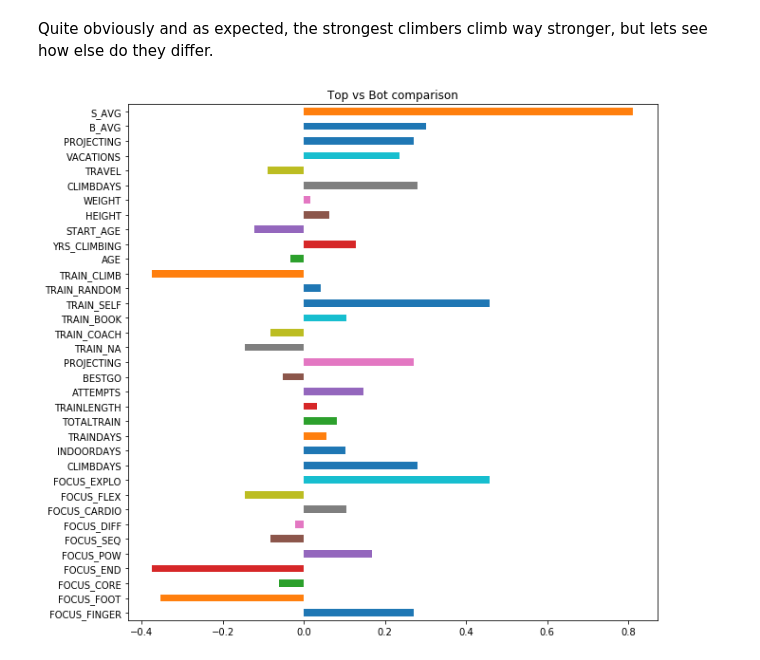
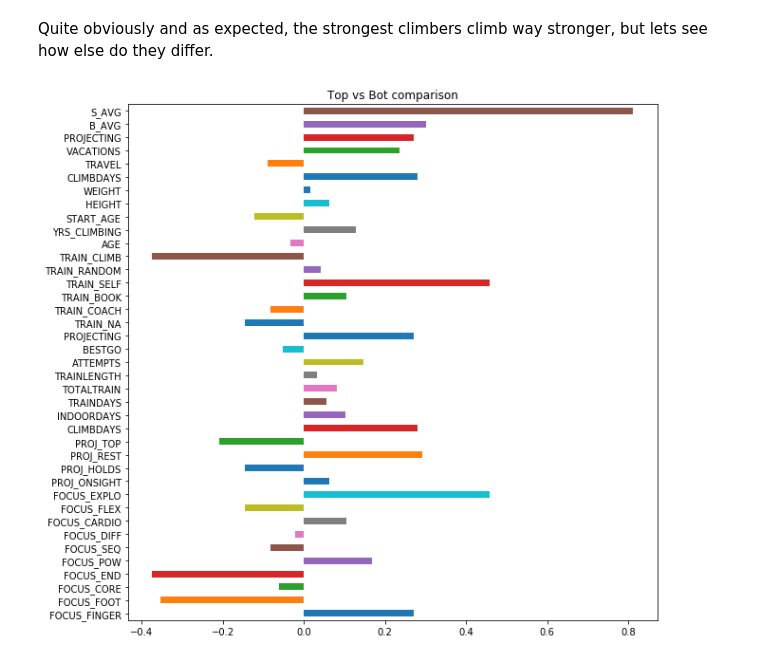
Before and after one commit to alexcasar/Data-Science-Climbing-Demo, a Jupyter notebook: 2. Data Exploratory Analysis.ipynb, the cells around one changed output. Saved outputs shown, nothing was run; the diff lists cells and outputs as text; code cells hidden in the pictures.

```diff
--- a/2. Data Exploratory Analysis.ipynb
+++ b/2. Data Exploratory Analysis.ipynb
@@ -47,6 +47,8 @@ focusVars = ["FOCUS_FINGER","FOCUS_FOOT","FOCUS_CORE","FOCUS_END","FOCUS_POW",
 #View regarding what they do before climbing
 routineVars = ["PREB_WARM","PREB_EASY","PREB_HARD",
                "PRES_WARM","PRES_EASY","PRES_HARD"]
+#View on what they do on their projects
+projVars = ["PROJ_ONSIGHT","PROJ_HOLDS","PROJ_REST","PROJ_TOP"]
 #View regarding bouldering performance
 boulderVars = ["B_INFLASH","B_INREDP","B_OUTFLASH","B_OUTREDP","B_FLASHCONF",
                "B_SENDCOF","B_AVG","B_INPOTENTIAL","B_OUTPOTENTIAL"]
@@ -328,12 +330,12 @@ plot = topVsBot.plot.barh(title="Top vs Bot comparison",figsize=(15, 5))
 Quite obviously and as expected, the strongest climbers climb way stronger, but lets see how else do they differ.
 # %%
 #Full profile to just do a singl
-compareProfile = focusVars + trainProjVars[:-2] + trainHowVars + profileVars
+compareProfile = focusVars + projVars + trainProjVars[:-2] + trainHowVars + profileVars
 
 topVsBot = normData.loc[normData.loc[:,"S_AVG"]>.8,compareProfile].mean() - normData.loc[normData.loc[:,"S_AVG"]<.2,compareProfile].mean()
 plot = topVsBot.plot.barh(title="Top vs Bot comparison",figsize=(10, 10))
 # %% [output]
-[figure, old version]
+[figure, new version]
 # %% [markdown]
 Now we start seeing insights that interest us. Stronger climbers...
 -  Project more
```
Also changed, not shown: parts of 1 cell of this notebook, 6 other files.
